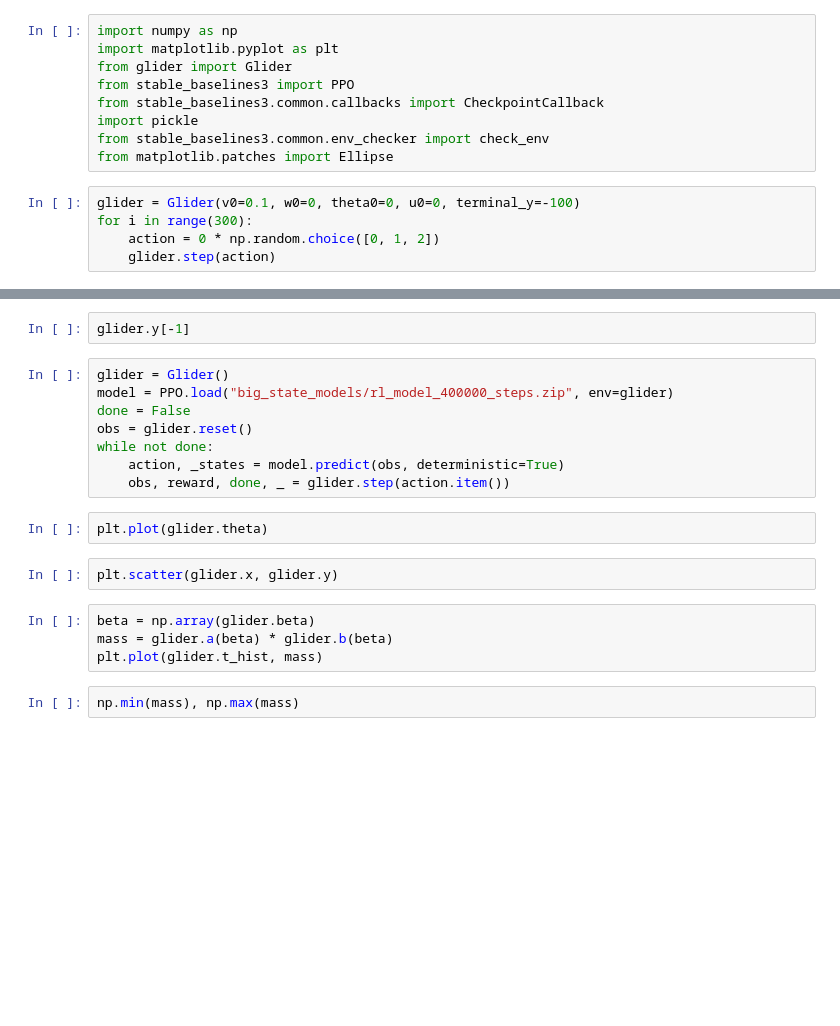
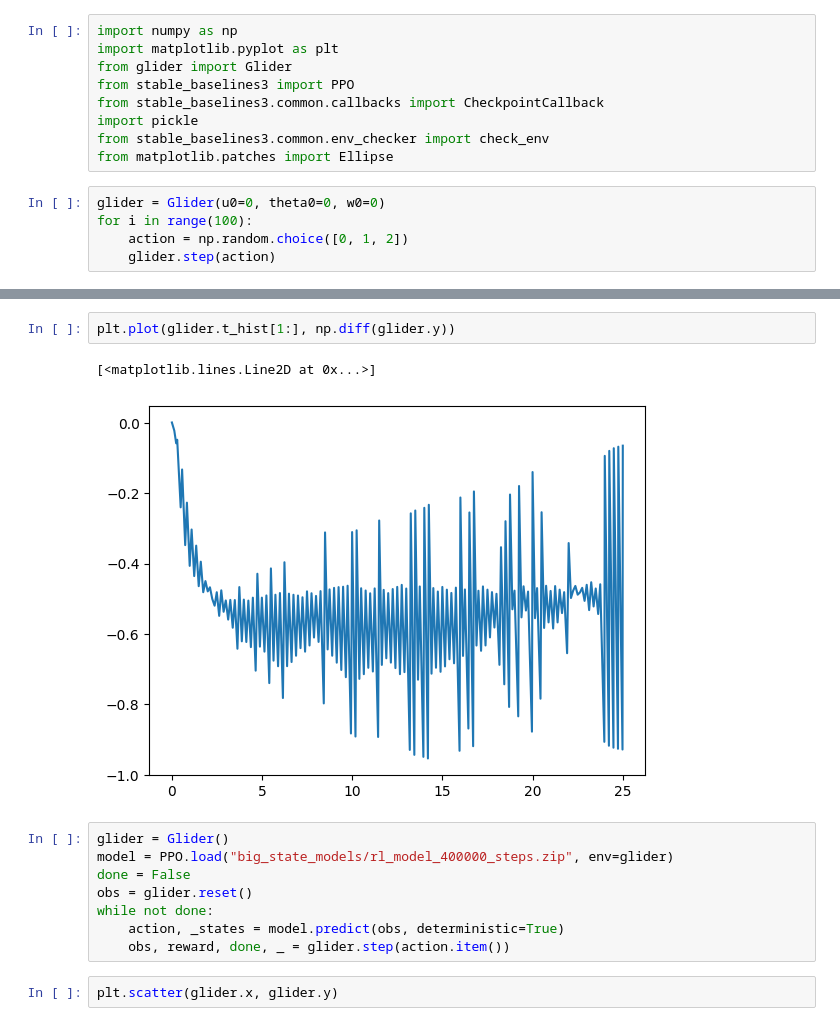
Before and after one commit to davenpi/glider, a Jupyter notebook: code/glider/glider_experimentation.ipynb, the cells around one changed output, grey strips where cells are left out. Saved outputs shown, nothing was run; the diff lists cells and outputs as text; blank space fills up the shorter version.

```diff
--- a/code/glider/glider_experimentation.ipynb
+++ b/code/glider/glider_experimentation.ipynb
@@ -8,9 +8,9 @@ import pickle
 from stable_baselines3.common.env_checker import check_env
 from matplotlib.patches import Ellipse
 # %%
-glider = Glider(v0=0.1, w0=0, theta0=0, u0=0, terminal_y=-100)
-for i in range(300):
-    action = 0 * np.random.choice([0, 1, 2])
+glider = Glider(u0=0, theta0=0, w0=0)
+for i in range(100):
+    action = np.random.choice([0, 1, 2])
     glider.step(action)
 # %%
 plt.plot(glider.x, glider.y)
@@ -21,5 +23,8 @@ plt.show()
-# %%
-glider.y[-1]
+# %%
+plt.plot(glider.t_hist[1:], np.diff(glider.y))
+# %% [output]
+[<matplotlib.lines.Line2D at 0x...>]
+[figure, added]
 # %%
 glider = Glider()
 model = PPO.load("big_state_models/rl_model_400000_steps.zip", env=glider)
@@ -28,13 +33,5 @@ obs = glider.reset()
 while not done:
     action, _states = model.predict(obs, deterministic=True)
     obs, reward, done, _ = glider.step(action.item())
-# %%
-plt.plot(glider.theta)
 # %%
 plt.scatter(glider.x, glider.y)
-# %%
-beta = np.array(glider.beta)
-mass = glider.a(beta) * glider.b(beta)
-plt.plot(glider.t_hist, mass)
-# %%
-np.min(mass), np.max(mass)
```
Also changed, not shown: parts of 1 cell of this notebook, 3 other files.
